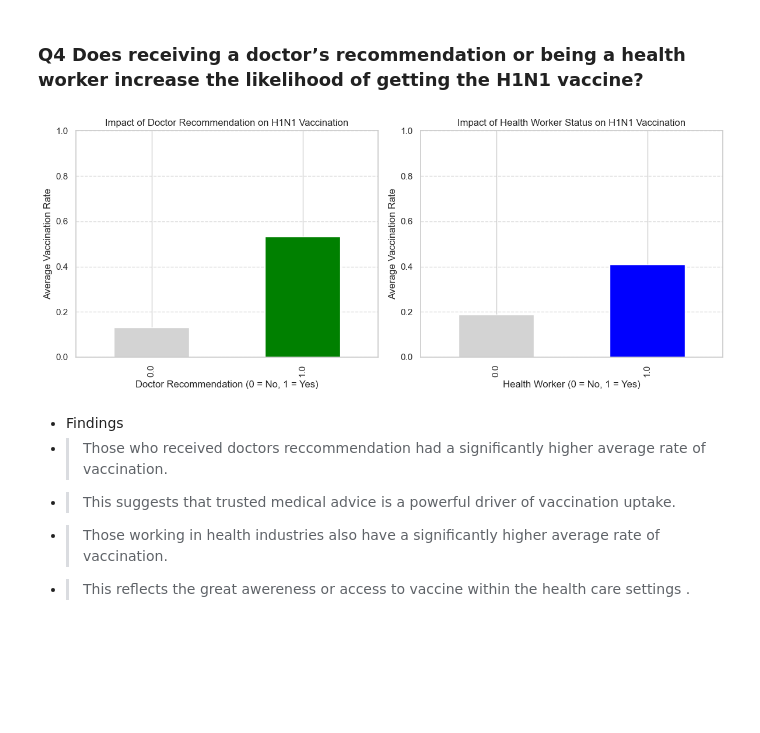
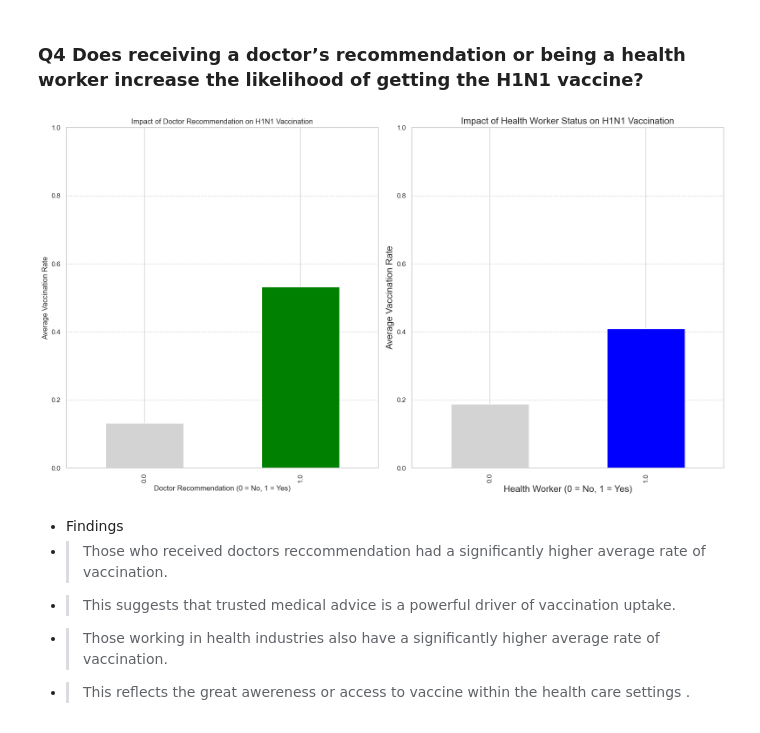
Before and after one commit to Machinga1234/DSC-PHASE-3-GROUP-2-, a Jupyter notebook: H1N1_vaccine_prediction (1).ipynb, the cells around one changed output. Saved outputs shown, nothing was run; the diff lists cells and outputs as text; code cells hidden in the pictures; blank space fills up the shorter version.

```diff
--- a/H1N1_vaccine_prediction (1).ipynb
+++ b/H1N1_vaccine_prediction (1).ipynb
@@ -499,36 +499,36 @@ plt.show()
 # %%
 # bivariate analysis
 # Group by doctor recommendation
 doctor_rates = H1N1_df.groupby('doctor_recc_h1n1')['h1n1_vaccine'].mean()
 
 # Group by health worker status
 healthworker_rates = H1N1_df.groupby('health_worker')['h1n1_vaccine'].mean()
 
 # Set up side-by-side plots
-plt.figure(figsize=(12, 5))
+plt.figure(figsize=(16, 9))
 
 # Plot 1: Doctor Recommendation
 plt.subplot(1, 2, 1)
 doctor_rates.plot(kind='bar', color=['lightgray', 'green'])
 plt.xlabel('Doctor Recommendation (0 = No, 1 = Yes)')
 plt.ylabel('Average Vaccination Rate')
 plt.title('Impact of Doctor Recommendation on H1N1 Vaccination')
 plt.ylim(0, 1)
 plt.grid(axis='y', linestyle='--', alpha=0.7)
 
 # Plot 2: Health Worker Status
 plt.subplot(1, 2, 2)
 healthworker_rates.plot(kind='bar', color=['lightgray', 'blue'])
-plt.xlabel('Health Worker (0 = No, 1 = Yes)')
-plt.ylabel('Average Vaccination Rate')
-plt.title('Impact of Health Worker Status on H1N1 Vaccination')
+plt.xlabel('Health Worker (0 = No, 1 = Yes)', fontsize= 15)
+plt.ylabel('Average Vaccination Rate',fontsize=15)
+plt.title('Impact of Health Worker Status on H1N1 Vaccination',fontsize=15)
 plt.ylim(0, 1)
 plt.grid(axis='y', linestyle='--', alpha=0.7)
 
 plt.tight_layout()
 plt.show()
 # %% [output]
-[figure, old version]
+[figure, new version]
 # %% [markdown]
 * Findings
 * > Those who received doctors reccommendation had a significantly higher average rate of vaccination.
```
Also changed, not shown: parts of 37 cells of this notebook.
